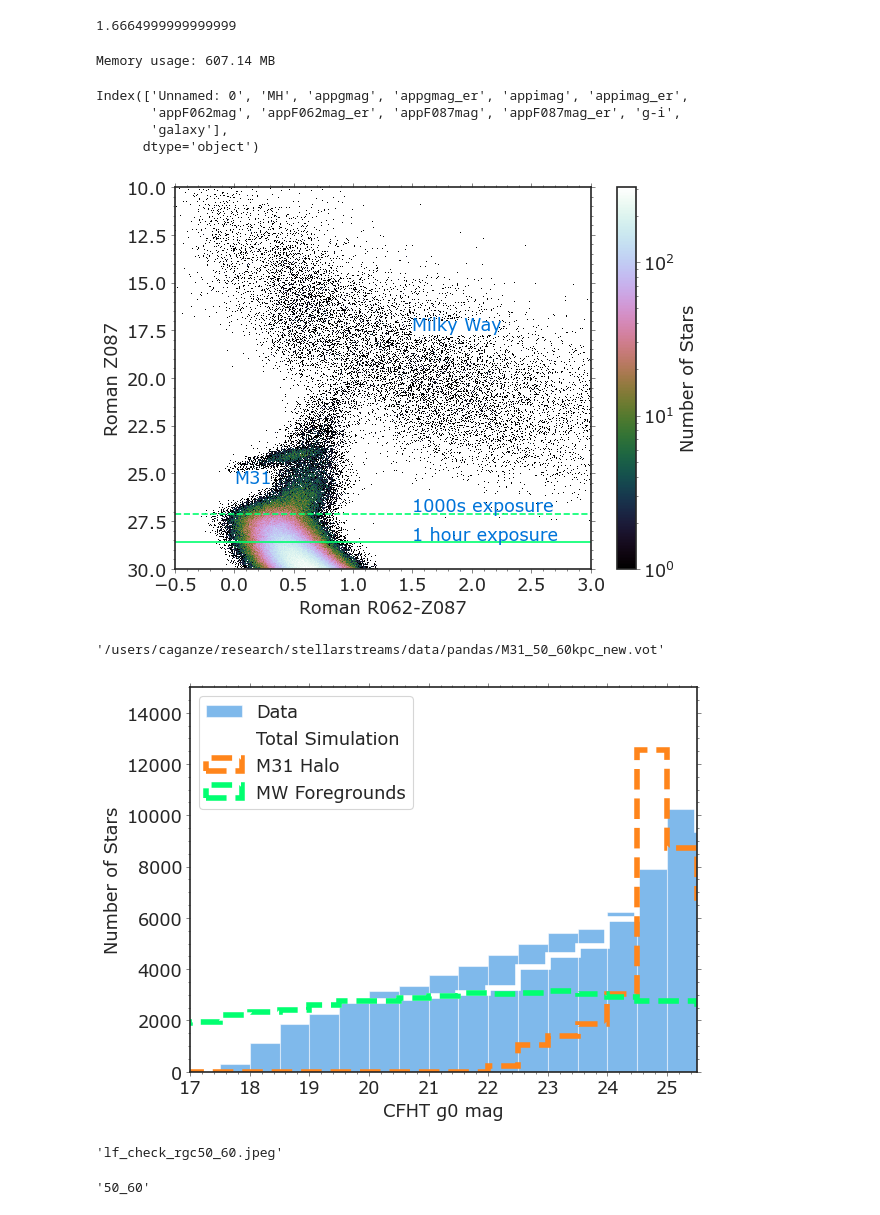
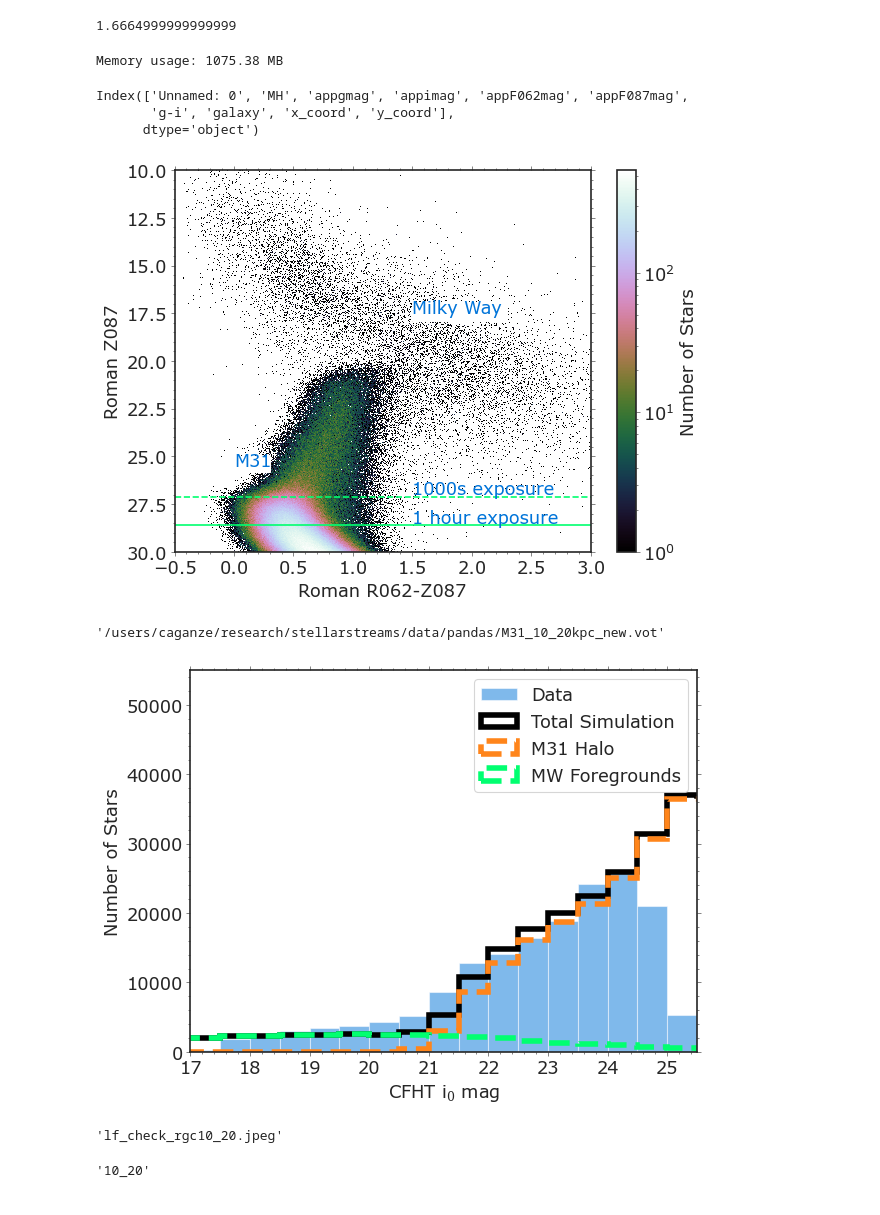
Before and after one commit to caganze/stellarstreams, a Jupyter notebook: notebooks/Visualize MW and M31 Stars.ipynb, the cells around one changed output. Saved outputs shown, nothing was run; the diff lists cells and outputs as text; code cells hidden in the pictures.

```diff
--- a/notebooks/Visualize MW and M31 Stars.ipynb
+++ b/notebooks/Visualize MW and M31 Stars.ipynb
@@ -45,7 +45,7 @@ path_pandas= '../data/pandas/'
 # %%
 #plt.style.use('dark_background') #for posters
 # %%
-rgc='50_60'
+rgc='10_20'
 fname=path_isochrone+'/simulated_df_at_M31_normalized_extended_rgc{}.csv'.format(rgc)
 df=pd.read_csv(fname)#, usecols=['MH', 'appF087mag', 'galaxy']).query('MH<-1')
 
@@ -56,13 +56,12 @@ m31_df= df.query("galaxy =='M31'").reset_index(drop=True)
 memory_usage = df.memory_usage(deep=True).sum() / 1024 ** 2 # convert to MB
 print(f"Memory usage: {memory_usage:.2f} MB")
 # %% [output]
-Memory usage: 607.14 MB
+Memory usage: 1075.38 MB
 # %%
 df.columns
 # %% [output]
-Index(['Unnamed: 0', 'MH', 'appgmag', 'appgmag_er', 'appimag', 'appimag_er',
-       'appF062mag', 'appF062mag_er', 'appF087mag', 'appF087mag_er', 'g-i',
-       'galaxy'],
+Index(['Unnamed: 0', 'MH', 'appgmag', 'appimag', 'appF062mag', 'appF087mag',
+       'g-i', 'galaxy', 'x_coord', 'y_coord'],
       dtype='object')
 # %%
 import matplotlib as mpl
@@ -80,9 +79,9 @@ ax.axhline(28.59, linestyle='-', c='#01FF70')
 ax.axhline(27.15, linestyle='--', c='#01FF70')
 ax.set(xlabel= 'Roman R062-Z087', ylabel='Roman Z087')
 
-rect = patches.Rectangle( (0.0,25),0.3, 0.7, linewidth=1, edgecolor='#FFFFFF', facecolor='#FFFFFF')
+rect = patches.Rectangle( (0.0,25),0.3, 0.8, linewidth=1, edgecolor='#FFFFFF', facecolor='#FFFFFF')
 ax.add_patch(rect)
-rect = patches.Rectangle( (1.5,17),0.7, 0.7, linewidth=1, edgecolor='#FFFFFF', facecolor='#FFFFFF')
+rect = patches.Rectangle( (1.5,16.9),0.8, 1.0, linewidth=1, edgecolor='#FFFFFF', facecolor='#FFFFFF')
 ax.add_patch(rect)
 ax.text(0.0, 25.5, "M31",c='#0074D9', fontsize=16)
 ax.text(1.5, 17.5, "Milky Way",c='#0074D9', fontsize=16)
@@ -96,7 +95,7 @@ plt.tight_layout()
 plt.savefig('../figures/simulated_CMD_Roman_M31.jpeg', bbox_inches='tight')
 plt.savefig('../figures/simulated_CMD_Roman_M31.pdf', bbox_inches='tight')
 # %% [output]
-[figure, old version]
+[figure, new version]
 # %%
 path_pandas= '/users/caganze/research/stellarstreams/data/pandas/'
 data=parse_single_table(path_pandas+'M31_{}kpc_new.vot'.format(rgc)).to_table().to_pandas()
@@ -104,41 +103,41 @@ data=parse_single_table(path_pandas+'M31_{}kpc_new.vot'.format(rgc)).to_table().
 # %%
 path_pandas+'M31_{}kpc_new.vot'.format(rgc)
 # %% [output]
-'/users/caganze/research/stellarstreams/data/pandas/M31_50_60kpc_new.vot'
+'/users/caganze/research/stellarstreams/data/pandas/M31_10_20kpc_new.vot'
 # %%
 fig, ax=plt.subplots()
 from astropy.io.votable import parse_single_table
 
-_= plt.hist(data.g0, bins= np.arange(15, 27, 0.5), log=False, label='Data',alpha=0.5, color='#0074D9')
+_= plt.hist(data.i0, bins= np.arange(15, 27, 0.5), log=False, label='Data',alpha=0.5, color='#0074D9')
 #_= plt.hist(data.g, bins= np.arange(15, 27, 0.5), log=False, label='Data',  hatch='/',alpha=0.2, color='#001f3f')
-_= plt.hist(df.appgmag.values,
+_= plt.hist(df.appimag.values,
             bins= np.arange(15, 30, 0.5), log=False, histtype='step', linewidth=5, \
-            label='Total Simulation', linestyle='-', color='w')
-_= plt.hist(df.appgmag[df.galaxy.values == 'M31'].values,
+            label='Total Simulation', linestyle='-', color='k')
+_= plt.hist(df.appimag[df.galaxy.values == 'M31'].values,
             bins= np.arange(15, 30, 0.5), log=False, histtype='step',\
             linestyle='--', linewidth=5, label='M31 Halo', color='#FF851B')
 
-_= plt.hist(df.appgmag[df.galaxy.values == 'MW'].values,
+_= plt.hist(df.appimag[df.galaxy.values == 'MW'].values,
             bins= np.arange(15, 30, 0.5), log=False, histtype='step', linewidth=5, \
             label='MW Foregrounds', linestyle='--', color='#01FF70')
 
 
-ax.set(xlabel='CFHT g0 mag', ylabel='Number of Stars',  ylim=[0,15_000], xlim=[17, 25.5])
+ax.set(xlabel='CFHT i$_0$ mag', ylabel='Number of Stars',  ylim=[0,55_000], xlim=[17, 25.5])
 ax.minorticks_on()
 plt.legend()
 plt.tight_layout()
 plt.savefig('../figures/lf_check_rgc{}.jpeg'.format(rgc), bbox_inches='tight')
 plt.savefig('../figures/lf_check_rgc{}.pdf'.format(rgc), bbox_inches='tight')
 # %% [output]
-[figure, old version]
+[figure, new version]
 # %%
 'lf_check_rgc{}.jpeg'.format(rgc)
 # %% [output]
-'lf_check_rgc50_60.jpeg'
+'lf_check_rgc10_20.jpeg'
 # %%
 rgc
 # %% [output]
-'50_60'
+'10_20'
 # %%
 fig, ax=plt.subplots(ncols=2, figsize=(12, 6), sharey=True)
 
```
Also changed, not shown: parts of 48 cells of this notebook, 3 other files.
